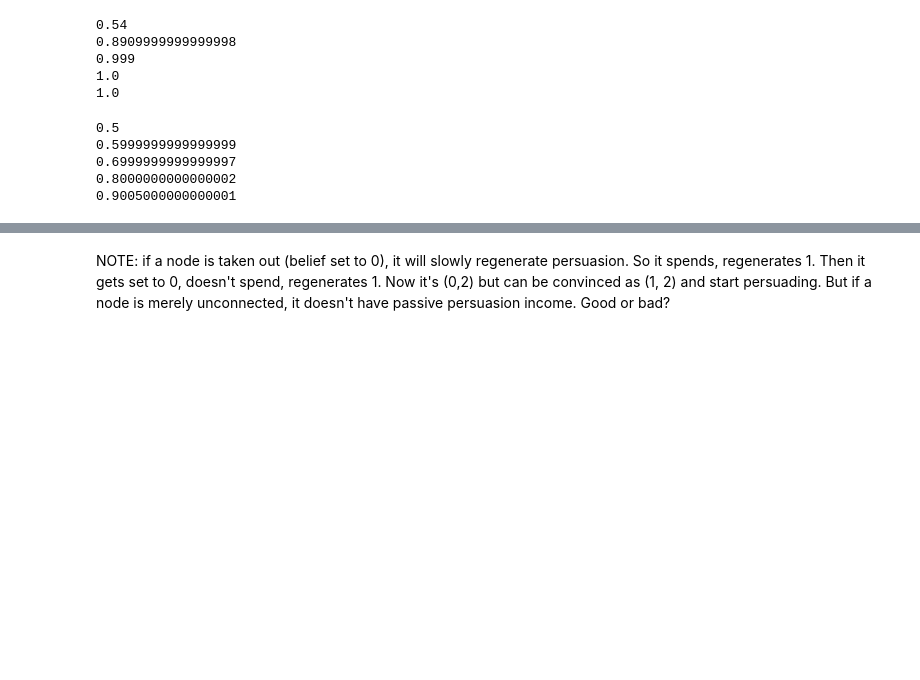
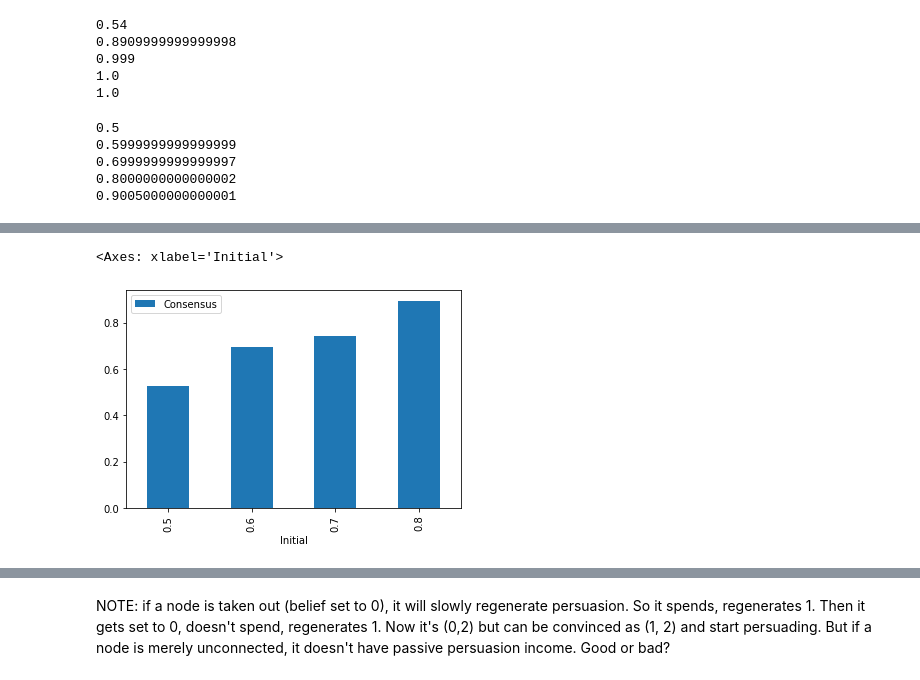
Before and after one commit to bshaynes/modeling-book, a Jupyter notebook: Persuasion network modeling.ipynb, the cells around one changed output, grey strips where cells are left out. Saved outputs shown, nothing was run; the diff lists cells and outputs as text; code cells hidden in the pictures; blank space fills up the shorter version.

```diff
--- a/Persuasion network modeling.ipynb
+++ b/Persuasion network modeling.ipynb
@@ -474,5 +469,5 @@ def model1b(C, d, p, n):
 # %%
-def model2b(C, d, p, n):
+def model2b(C, d, p, k, j, n):
 
     #connections = (C[n] == -1) # Obtain the number of disagree connections
                                  # made to the nth node
@@ -488,13 +483,14 @@ def model2b(C, d, p, n):
 
     # If there are no non-zero neighbors, just stop
 
+    # print('# of connections is', connections)
     if connections == 0:
 
-        return C, d, p
+        return d, p
 
-    flow = np.sign(d1.flat[n]) * (p1.flat[n] / connections) # Per Model 2, divide
+    flow = np.sign(d1.flat[n]) * (p1.flat[n] / connections) /  (k-j+1) # Per Model 2, divide
                                  # the persuasion power by the # of connections
-                                 # to the persuader with opposite belief.
+                                 # to the persuader with opposite belief. Divided by the rounds remaining.
     #print('flow is', flow, 'from node', n)
 
 
@@ -503,16 +499,15 @@ def model2b(C, d, p, n):
         # If the node I'm connected to isn't me, is an adversarial connection, and isn't at 0 belief... flow to it
         if i != n and C[n, i] == -1 and d1.flat[i] != 0:
 
+            #print('Node', n, 'sending', flow, 'persuasion to node', i)
+
             d1.flat[i] += flow
             p1.flat[n] -= abs(flow)
 
 
-
-    C1 = computeC(d1, np.transpose(np.where(C == 0)), 0, 0)
-
-    return C1, d1, p1
+    return d1, p1
 # %%
-def runagents(d, C, p, t, model, N, j, k, ratio):
+def runagents(d, C, p, t, model, N, j, k):
 
     grand_d = d.copy() #np.zeros(np.shape(d))
 
@@ -520,15 +515,15 @@ def runagents(d, C, p, t, model, N, j, k, ratio):
 
         if model == 0 and t[i] == j:
 
-            C, d1, p = model0b(C, d, p, i)
+            d1, p = model0b(C, d, p, i)
+
 
         elif model == 1 and t[i] == j:
 
-            C, d1, p = model1b(C, d, p, i)
+            d1, p = model1b(C, d, p, i)
 
         elif model == 2:
-
-            C, d1, p = model2b(C, d, p/k, i)
+            d1, p = model2b(C, d, p, k, j, i)
 
         # d1 - d is the change between the result of this node's action and the original state
 
@@ -536,11 +531,12 @@ def runagents(d, C, p, t, model, N, j, k, ratio):
             d1 = d
 
         grand_d = grand_d + d1 - d
+        C1 = computeC(grand_d, np.transpose(np.where(C == 0)), 0, 0)
 
         #print(len(grand_d[grand_d > 0]))
 
 
-    return C, grand_d, p
+    return C1, grand_d, p
 # %%
 def runsystems(N, ratio, model, k):
 
@@ -551,7 +547,7 @@ def runsystems(N, ratio, model, k):
     t = random.choices(range(1, k+1), k = N)
 
     for j in range(1,k+1):
-        C, d, p = runagents(d, C, p, t, model, N, j, k, .5)
+        C, d, p = runagents(d, C, p, t, model, N, j, k)
 
 
     return C, d, p
@@ -617,3 +609,12 @@ print(replicate(100, .9, 2, 3, 20))
 0.6999999999999997
 0.8000000000000002
 0.9005000000000001
+# %%
+df1 = pd.DataFrame(columns=['Initial', 'Consensus', 'Model'])
+
+for a in range(5, 9):
+
+    for m in range(0, 3):
+
+        df1.loc[len(df1)] = [a/10, replicate(16, a/10, m, 3, 10), m]
+        print('done with model', m, 'for', a/10)
@@ -619,0 +650,5 @@ print(replicate(100, .9, 2, 3, 20))
+# %%
+df1[df1['Model'] == 0].plot.bar('Initial', 'Consensus')
+# %% [output]
+<Axes: xlabel='Initial'>
+[figure, added]
```
Also changed, not shown: parts of 26 cells of this notebook.
